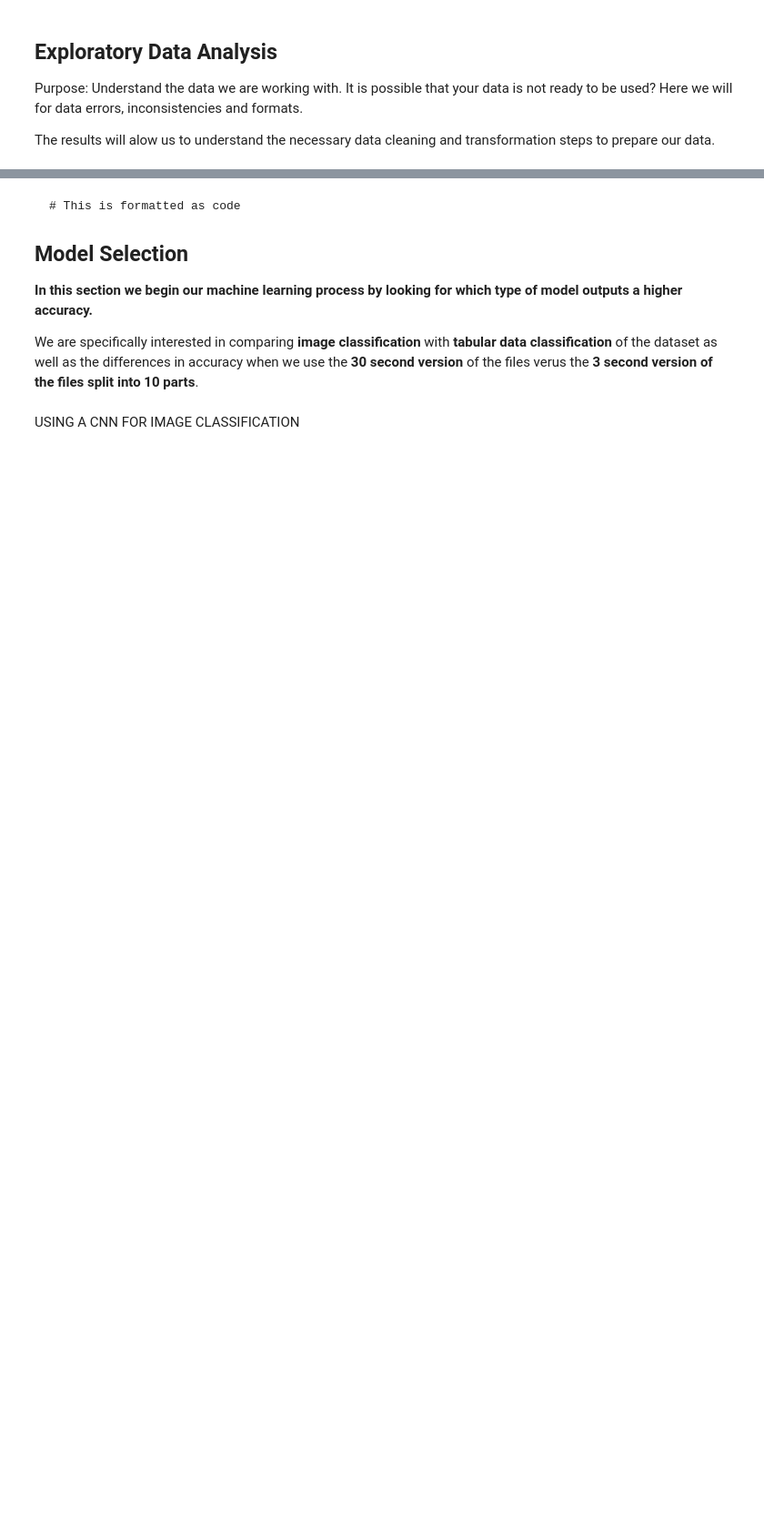
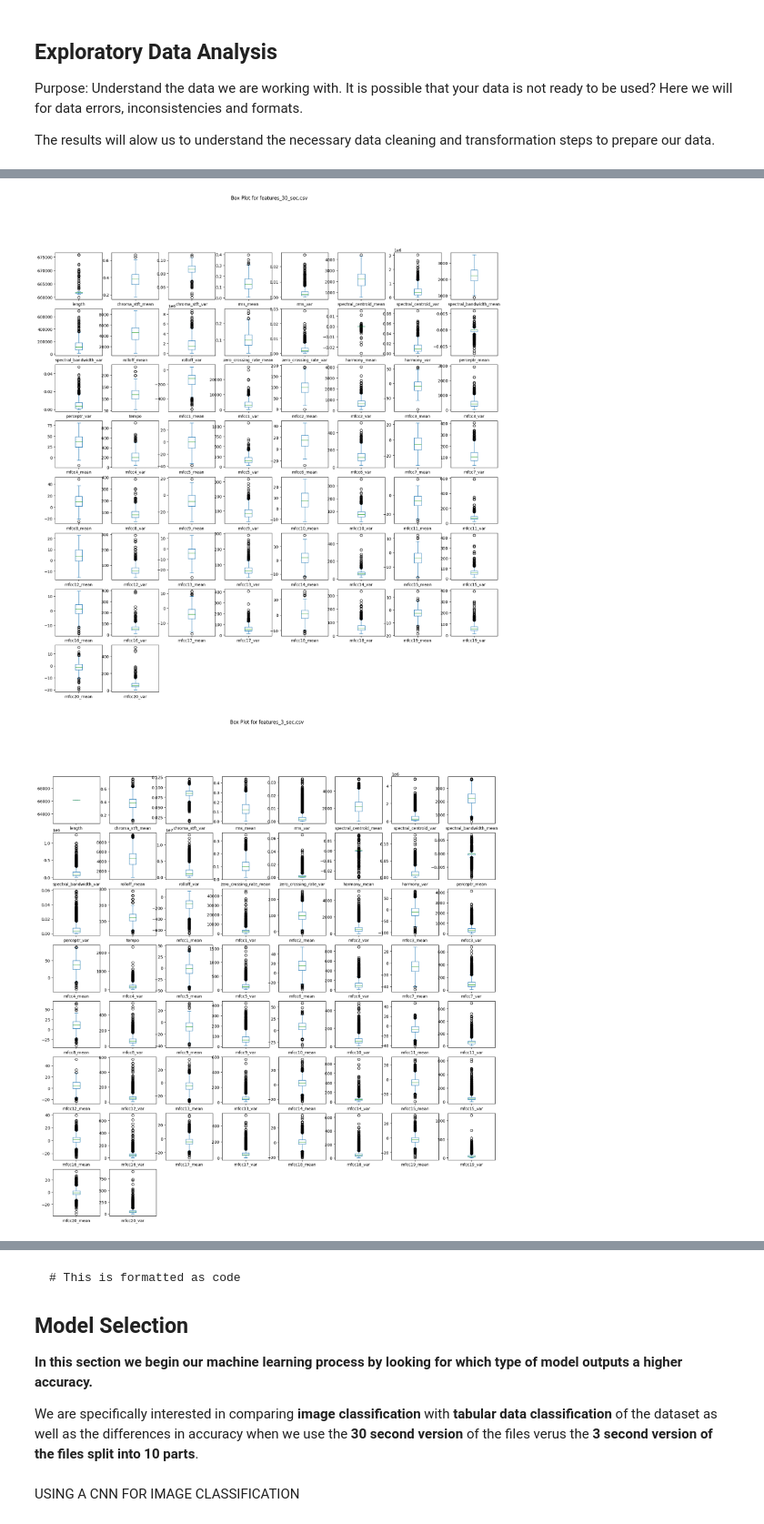
Before and after one commit to inesschwartz/pml_final_project, a Jupyter notebook: PML_Final_Project.ipynb, the cells around one changed output, grey strips where cells are left out. Shown at 91% size. Saved outputs shown, nothing was run; the diff lists cells and outputs as text; code cells hidden in the pictures; blank space fills up the shorter version.

```diff
--- a/PML_Final_Project.ipynb
+++ b/PML_Final_Project.ipynb
@@ -164,3 +164,8 @@ Archive:  gtzan-dataset-music-genre-classification.zip
 Purpose: Understand the data we are working with. It is possible that your data is not ready to be used? Here we will for data  errors, inconsistencies and formats.
 
 The results will alow us to understand the necessary data cleaning and transformation steps to prepare our data.
+# %%
+import pandas as pd
+
+df1 = pd.read_csv('/content/gtzan-dataset-music-genre-classification/Data/features_30_sec.csv')
+df2 = pd.read_csv('/content/gtzan-dataset-music-genre-classification/Data/features_3_sec.csv')
@@ -166,0 +290,14 @@ The results will alow us to understand the necessary data cleaning and transform
+# %%
+#outlier detection boxplot
+import matplotlib.pyplot as plt
+
+df1.plot(kind='box', subplots=True, layout=(8, 8), figsize=(20, 20), sharex=False, sharey=False)
+plt.suptitle('Box Plot for features_30_sec.csv')
+plt.show()
+
+df2.plot(kind='box', subplots=True, layout=(8, 8), figsize=(20, 20), sharex=False, sharey=False)
+plt.suptitle('Box Plot for features_3_sec.csv')
+plt.show()
+# %% [output]
+[figure, added]
+[figure, added]
```
Also changed, not shown: parts of 23 cells of this notebook.
